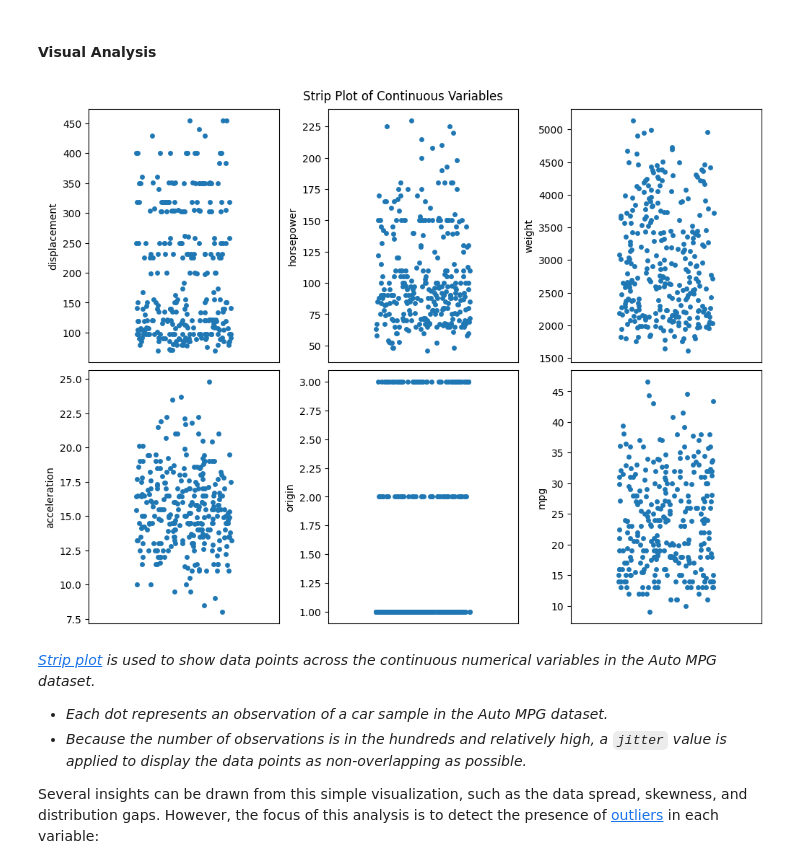
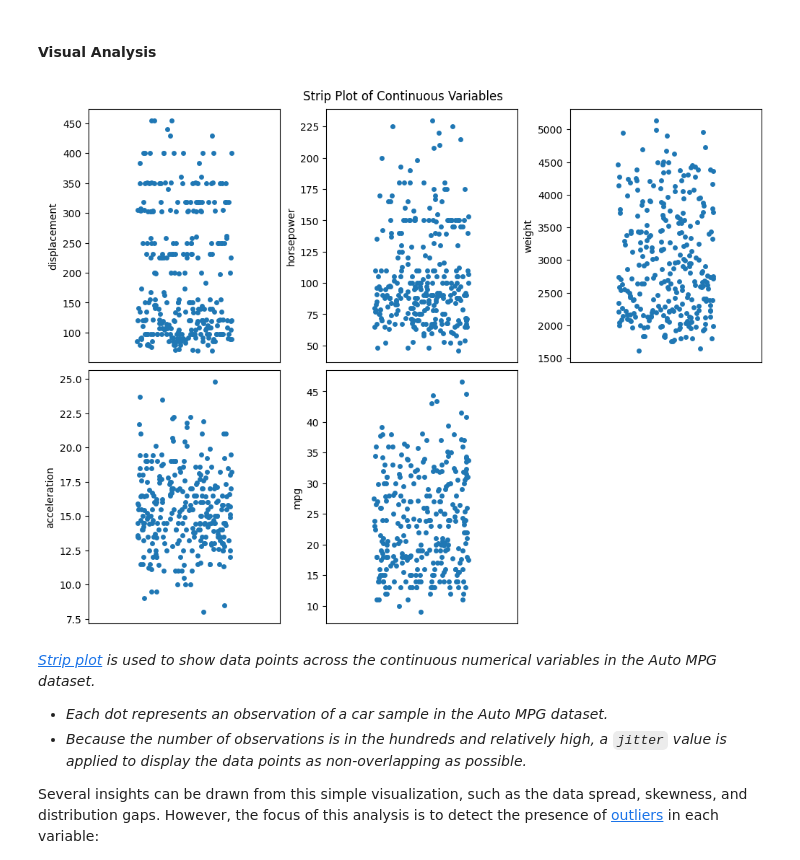
Before and after one commit to garudapaksi-yusuf/Auto_MPG_Prediction, a Jupyter notebook: notebook/2_exploratory-data-analysis.ipynb, the cells around one changed output. Cells and saved outputs as stored; diff of their text form; code cells hidden in the pictures.

```diff
--- a/notebook/2_exploratory-data-analysis.ipynb
+++ b/notebook/2_exploratory-data-analysis.ipynb
@@ -61,13 +63,13 @@ rng = random_number_generator(SEED)
 * *In order to obtain reproducible (i.e. constant) results across multiple executions of this project, the recommended way is to declare an `rng` variable at the top of the project, and pass it down to any object that accepts a `random_state` parameter.*
 * *The random seed used arbitrarily throughout this project is [42](https://en.wikipedia.org/wiki/42_(number)).*
 # %%
-# split dataset to random train and test subsets
+# split the dataset into random train and test subsets
 data_cleaned = data_cleaned_etl()
-train, test = train_test_split(data_cleaned, random_state=rng)
-data_train, data_test = pd.DataFrame(train), pd.DataFrame(test)
+data_matched = match_data(INVALID_COLUMN, data_cleaned) # cleaned dataset does not preserve corrected data type
+data_train, data_test = train_test_split(data_matched, random_state=rng)
 
 # perform dimensionality analysis on dataset and its subsets
-inspect_dimensionality(data_cleaned, data_train, data_test)
+inspect_dimensionality(data_matched, data_train, data_test)
 # %% [output]
 |  | row_n | row_ratio | column |
 | dataset | 392 | 1.00 | 8 |
@@ -120,23 +122,22 @@ A difference in the value range or [**order of magnitude**](https://en.wikipedia
 # %%
 # setup plot figure for continuous variables visualization
 width, height = 10, 7.5
 plt.figure(figsize=(width, height), layout="constrained")
 plt.suptitle("Strip Plot of Continuous Variables")
 
 # subset variables with continuous data type from numerical variables
 discrete_columns = ["cylinders", "model_year"]
 continuous_train = numerical_train.drop(columns=discrete_columns)
 
 # plot visualization for continuous variables
-start_enumerate = 1
 nrows, ncols = 2, 3
 jitter = 0.25
-for count, column in enumerate(continuous_train, start_enumerate):
-    plt.subplot(nrows, ncols, count)
+for index, column in enumerate(continuous_train, start=1):
+    plt.subplot(nrows, ncols, index)
     sns.stripplot(continuous_train, y=column, jitter=jitter)
     plt.xticks([])
 # %% [output]
-[figure, old version]
+[figure, new version]
 # %% [markdown]
 *[Strip plot](https://seaborn.pydata.org/tutorial/categorical.html#categorical-tutorial) is used to show data points across the continuous numerical variables in the Auto MPG dataset.*
 * *Each dot represents an observation of a car sample in the Auto MPG dataset.*
```
Also changed, not shown: parts of 6 cells of this notebook, 5 other files.
